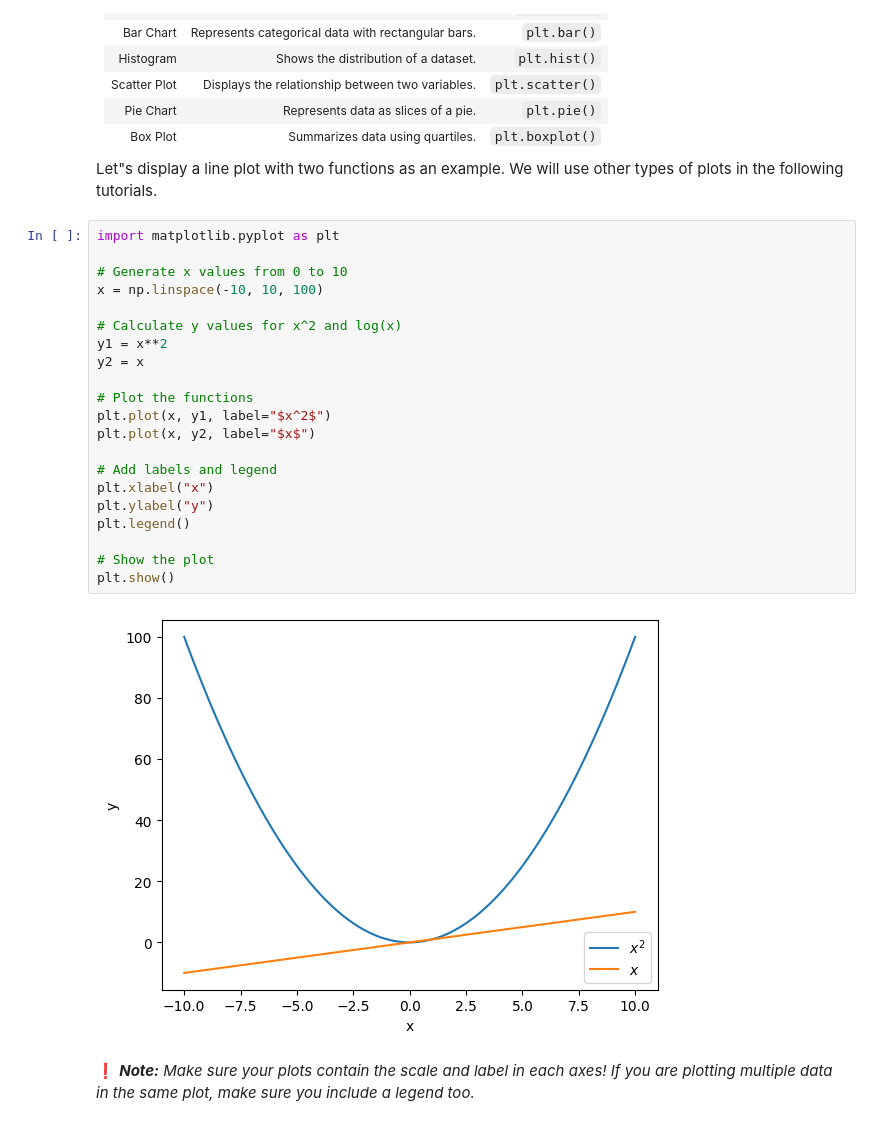
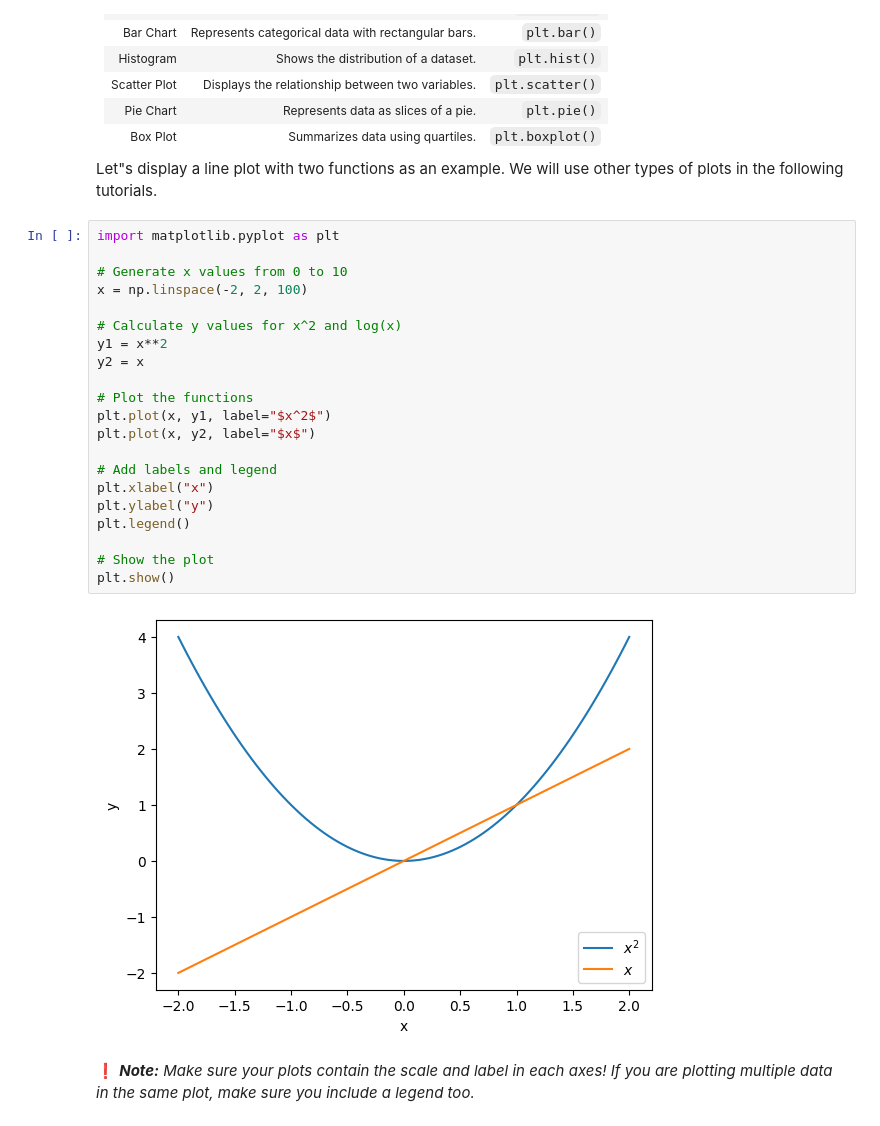
Before and after one commit to amonroym99/uva-applied-ml, a Jupyter notebook: docs/notebooks/0_python.ipynb, the cells around one changed output. Drawn from its saved outputs; the diff is of its cells as text.

Commit message:
fixed typos and simplified plots in tutorial 3

```diff
--- a/docs/notebooks/0_python.ipynb
+++ b/docs/notebooks/0_python.ipynb
@@ -562,26 +562,26 @@ Let"s display a line plot with two functions as an example. We will use other ty
 # %%
 import matplotlib.pyplot as plt
 
 # Generate x values from 0 to 10
-x = np.linspace(-10, 10, 100)
+x = np.linspace(-2, 2, 100)
 
 # Calculate y values for x^2 and log(x)
 y1 = x**2
 y2 = x
 
 # Plot the functions
 plt.plot(x, y1, label="$x^2$")
 plt.plot(x, y2, label="$x$")
 
 # Add labels and legend
 plt.xlabel("x")
 plt.ylabel("y")
 plt.legend()
 
 # Show the plot
 plt.show()
 # %% [output]
-[figure, old version]
+[figure, new version]
 # %% [markdown]
 ❗️ _**Note:** Make sure your plots contain the scale and label in each axes! If you are plotting multiple data in the same plot, make sure you include a legend too._
 # %% [markdown]
```
Also changed, not shown: 2 other files.
